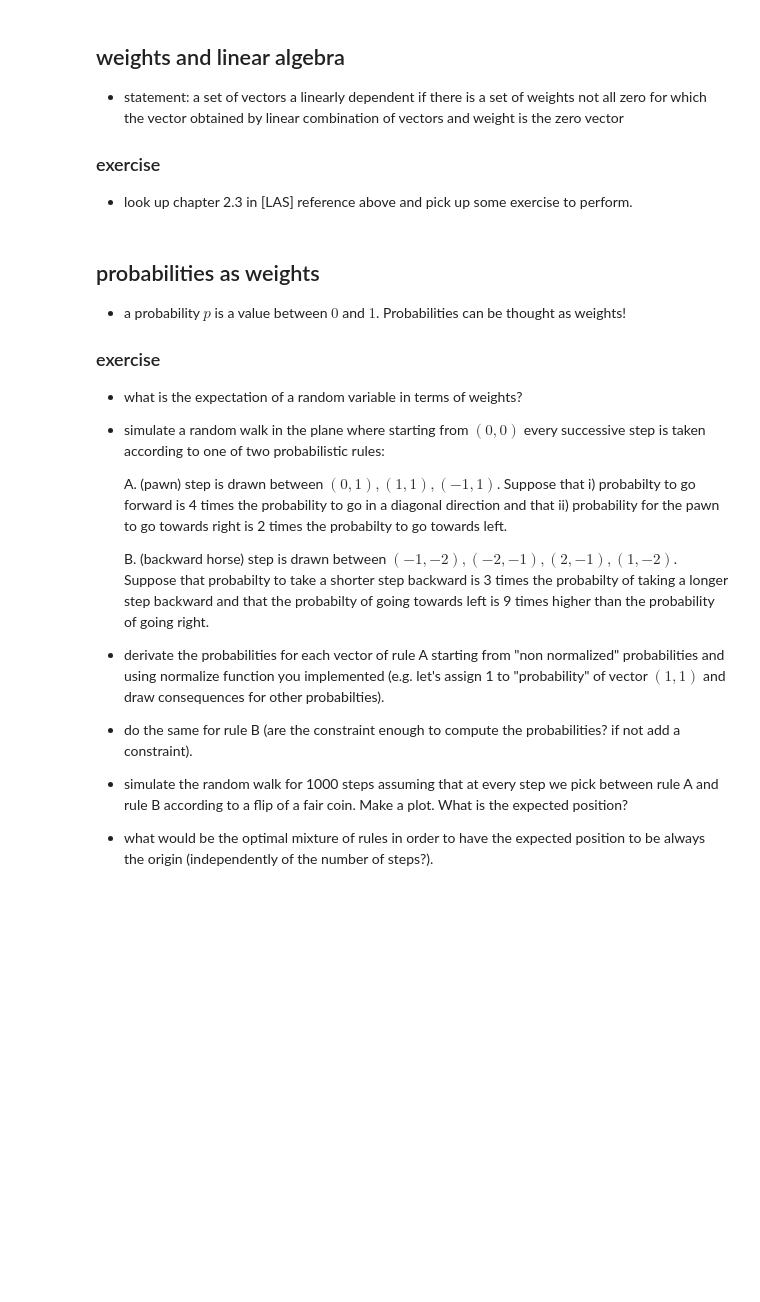
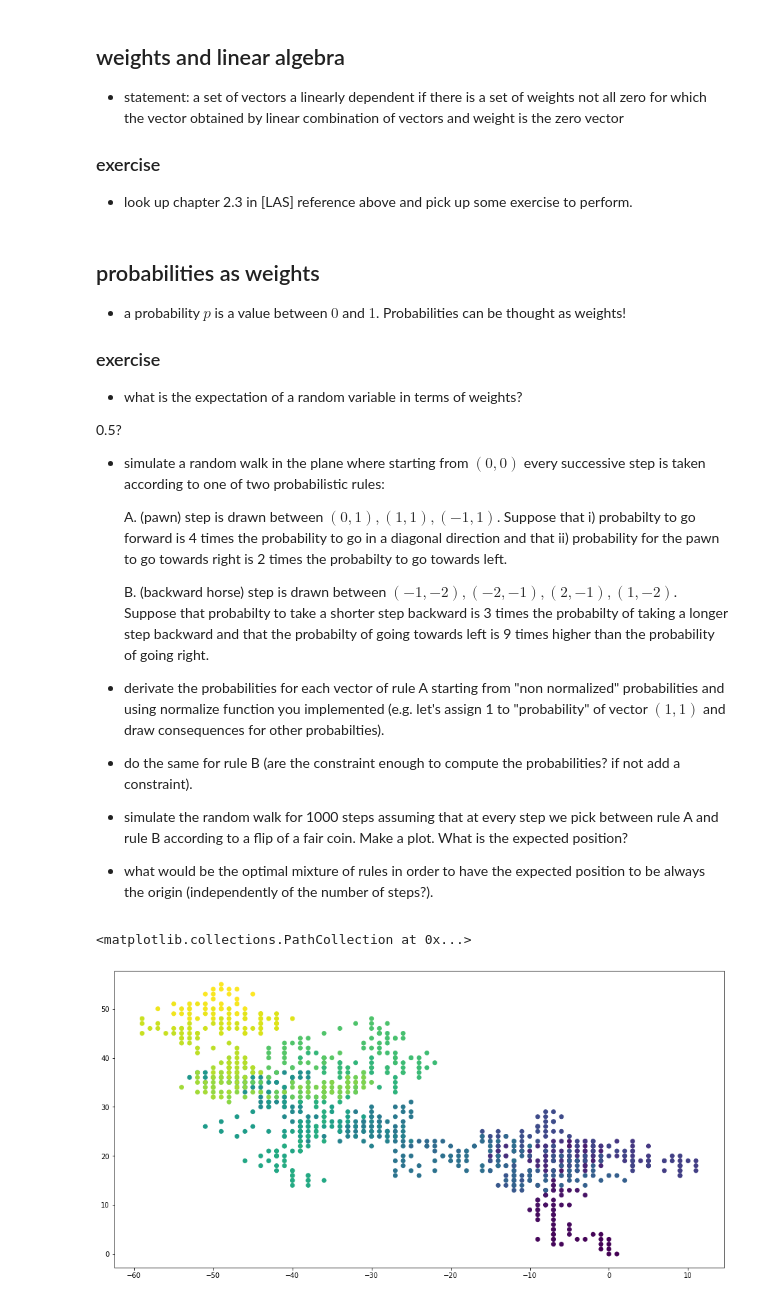
Before and after one commit to LingxB/oslo, a Jupyter notebook: Oslo in April - Weights.ipynb, the cells around one changed output. Cells and saved outputs as stored; diff of their text form; code cells hidden in the pictures; blank space fills up the shorter version.

```diff
--- a/Oslo in April - Weights.ipynb
+++ b/Oslo in April - Weights.ipynb
@@ -157,6 +194,9 @@ When you know you have only one minimum, you can compute the direvitive 0 and fi
 ### exercise
 
 * what is the expectation of a random variable in terms of weights?
+
+0.5?
+
 * simulate a random walk in the plane where starting from $(0, 0)$ every successive step is taken according to one of two probabilistic rules:
 
     A. (pawn) step is drawn between $(0, 1), (1, 1), (-1, 1)$. Suppose that i) probabilty to go forward is 4 times the probability to go in a diagonal direction and that ii) probability for the pawn to go towards right is 2 times the probabilty to go towards left.
@@ -170,0 +255,17 @@ When you know you have only one minimum, you can compute the direvitive 0 and fi
+# %%
+record = np.array([[0,0]])
+moves = {0: pawn, 1: horse}
+color = [0]
+
+for i in range(1000):
+    move = moves[np.random.choice([0, 1], p=[1/2, 1/2])]
+    target = move(record[i])
+    record = np.vstack([record, target])
+    color.append(i+1)
+
+
+fig, axes = plt.subplots(1, 1, figsize=(16, 8))
+axes.scatter(record[:,0], record[:,1], c=color)
+# %% [output]
+<matplotlib.collections.PathCollection at 0x...>
+[figure, added]
```
Also changed, not shown: parts of 6 cells of this notebook.
